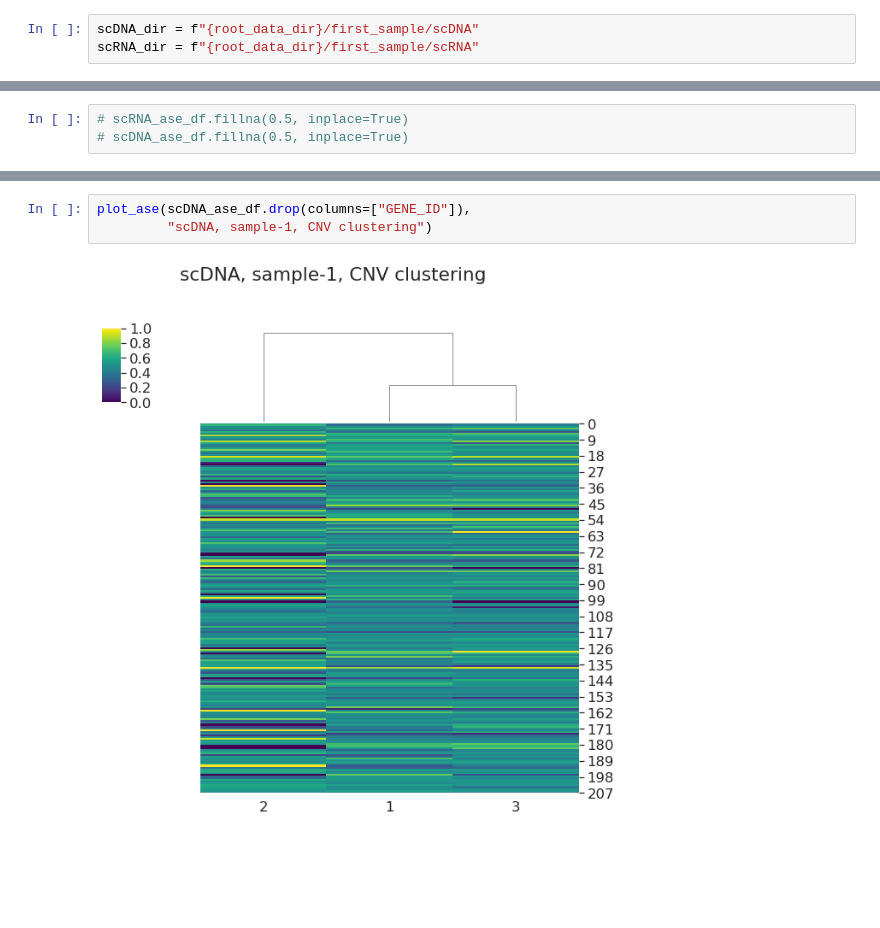
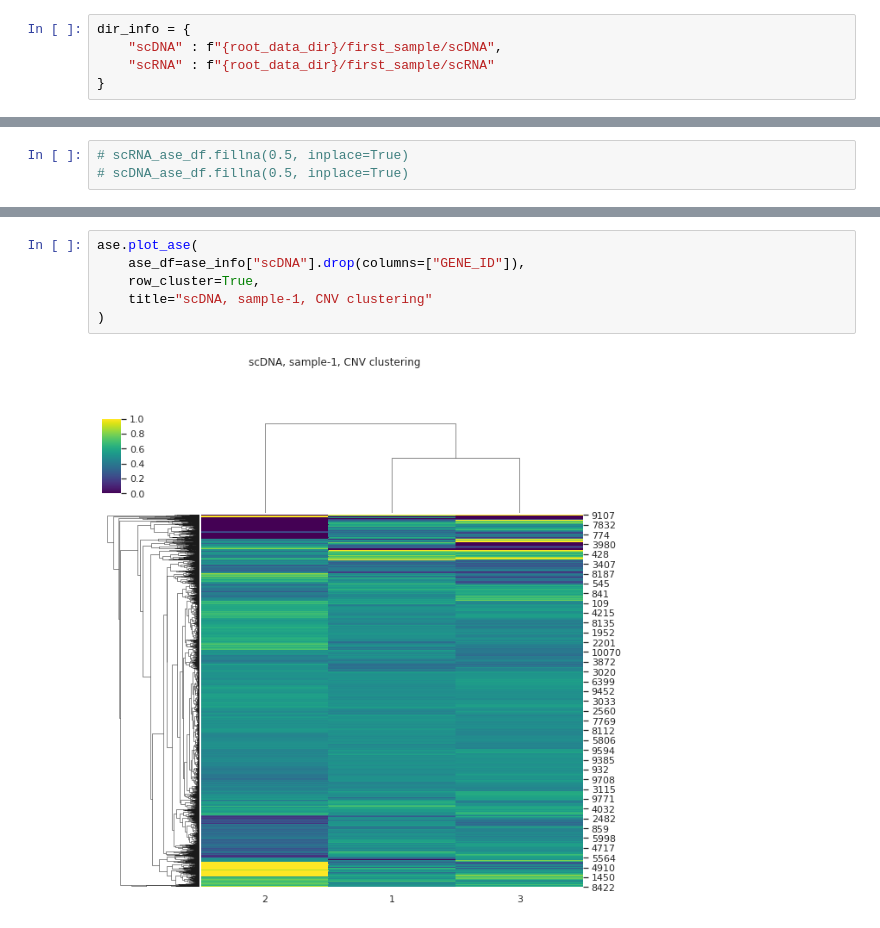
Before and after one commit to ivanov-v-v/cnv-inference, a Jupyter notebook: notebooks/cnv_from_ase.ipynb, the cells around one changed output, grey strips where cells are left out. Drawn from its saved outputs; the diff is of its cells as text; blank space fills up the shorter version.

```diff
--- a/notebooks/cnv_from_ase.ipynb
+++ b/notebooks/cnv_from_ase.ipynb
@@ -35,3 +53,5 @@ barcode_col = "barcode"
 # %%
-scDNA_dir = f"{root_data_dir}/first_sample/scDNA"
-scRNA_dir = f"{root_data_dir}/first_sample/scRNA"
+dir_info = {
+    "scDNA" : f"{root_data_dir}/first_sample/scDNA",
+    "scRNA" : f"{root_data_dir}/first_sample/scRNA"
+}
@@ -288,7 +134,10 @@ HBox(children=(IntProgress(value=0, description='barcode', max=10, style=Progres
 # %%
-plot_ase(scDNA_ase_df.drop(columns=["GENE_ID"]),
-         "scDNA, sample-1, CNV clustering")
+ase.plot_ase(
+    ase_df=ase_info["scDNA"].drop(columns=["GENE_ID"]),
+    row_cluster=True,
+    title="scDNA, sample-1, CNV clustering"
+)
 # %% [output]
-[figure, old version]
+[figure, new version]
 # %%
 %%time
```
Also changed, not shown: parts of 33 cells of this notebook.
